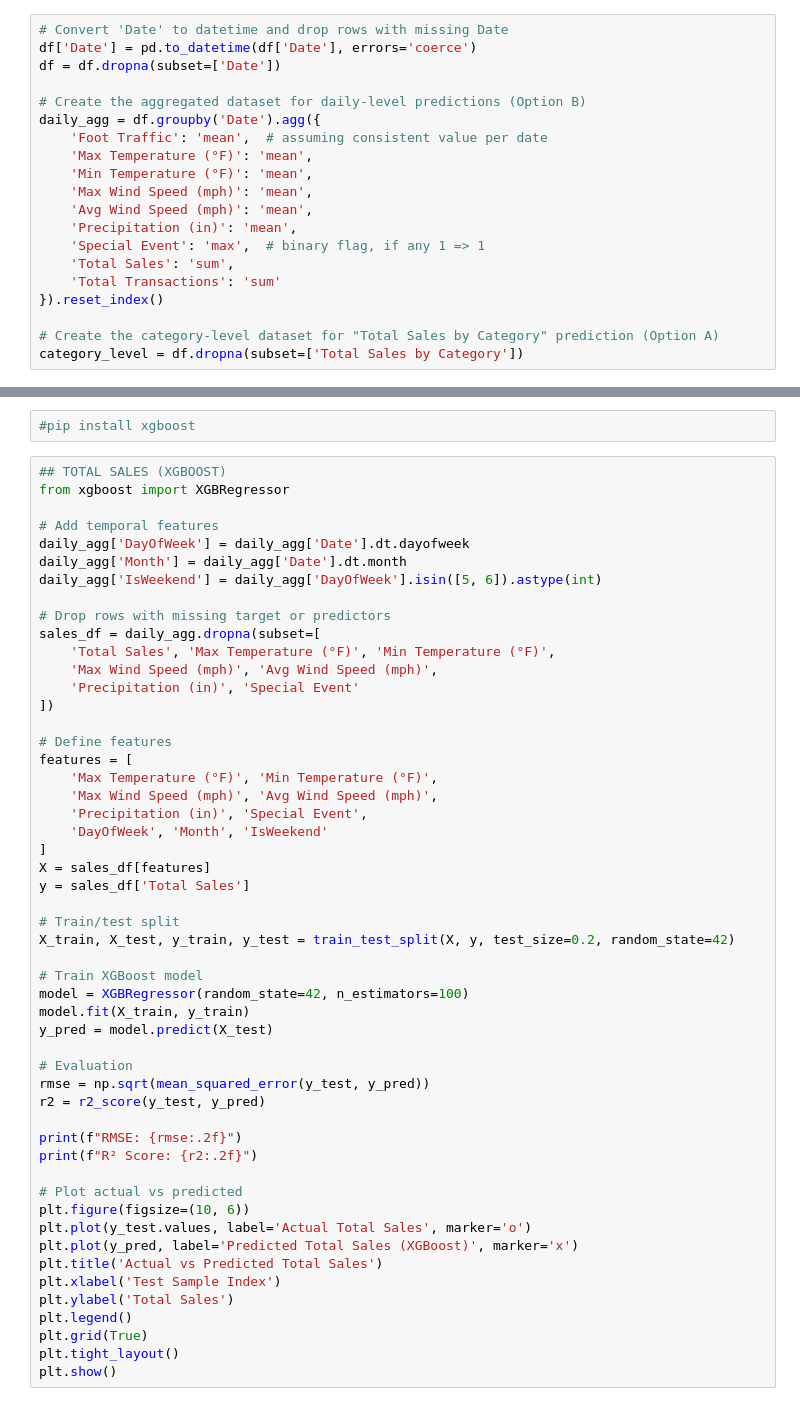
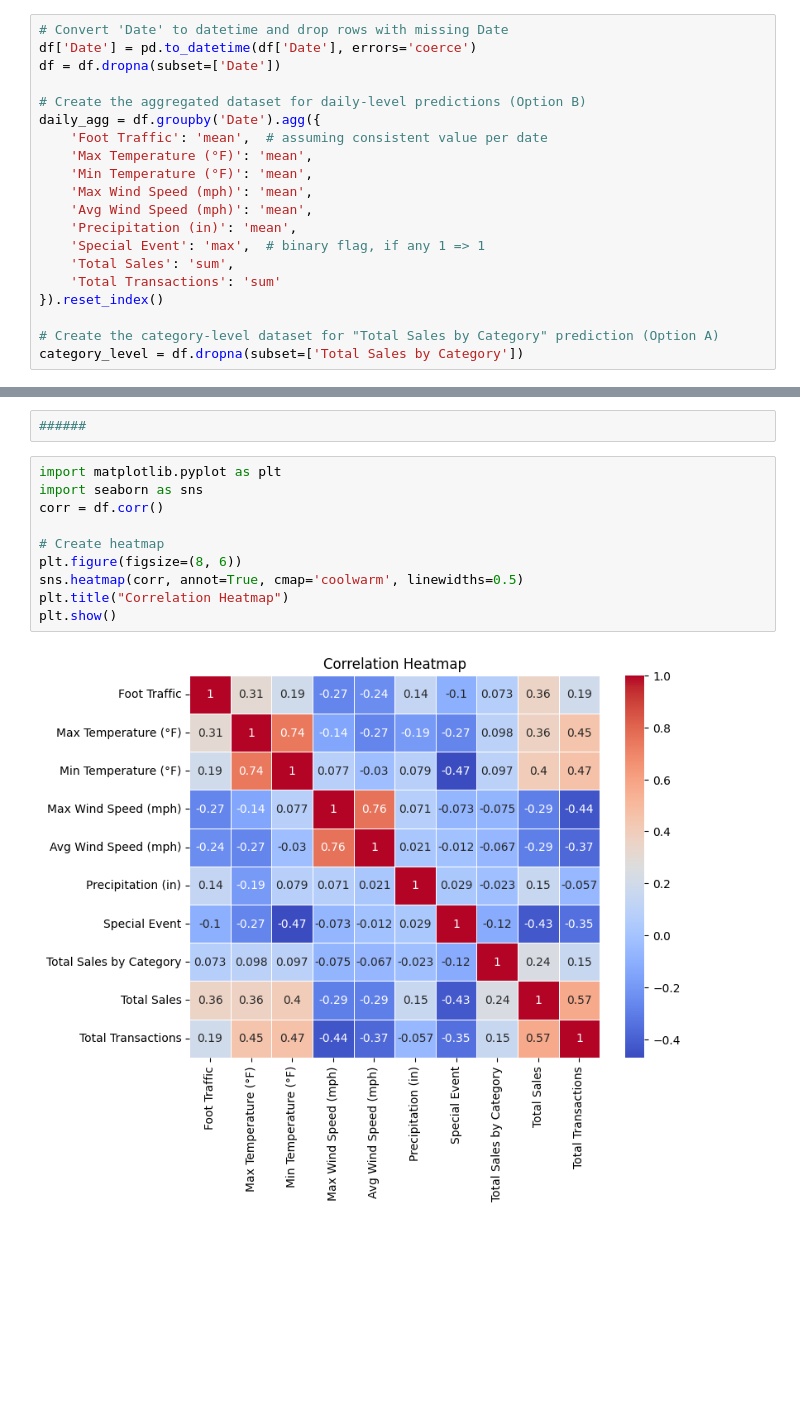
Before and after one commit to ahsang2/ProjectBrewLab, a Jupyter notebook: FM.ipynb, the cells around one changed output, grey strips where cells are left out. Drawn from its saved outputs; the diff is of its cells as text; blank space fills up the shorter version.

```diff
--- a/FM.ipynb
+++ b/FM.ipynb
@@ -209,54 +252,14 @@ plt.show()
-# %%
-#pip install xgboost
-# %%
-## TOTAL SALES (XGBOOST)
-from xgboost import XGBRegressor
-
-# Add temporal features
-daily_agg['DayOfWeek'] = daily_agg['Date'].dt.dayofweek
-daily_agg['Month'] = daily_agg['Date'].dt.month
-daily_agg['IsWeekend'] = daily_agg['DayOfWeek'].isin([5, 6]).astype(int)
-
-# Drop rows with missing target or predictors
-sales_df = daily_agg.dropna(subset=[
-    'Total Sales', 'Max Temperature (°F)', 'Min Temperature (°F)',
-    'Max Wind Speed (mph)', 'Avg Wind Speed (mph)',
-    'Precipitation (in)', 'Special Event'
-])
-
-# Define features
-features = [
-    'Max Temperature (°F)', 'Min Temperature (°F)',
-    'Max Wind Speed (mph)', 'Avg Wind Speed (mph)',
-    'Precipitation (in)', 'Special Event',
-    'DayOfWeek', 'Month', 'IsWeekend'
-]
-X = sales_df[features]
-y = sales_df['Total Sales']
-
-# Train/test split
-X_train, X_test, y_train, y_test = train_test_split(X, y, test_size=0.2, random_state=42)
-
-# Train XGBoost model
-model = XGBRegressor(random_state=42, n_estimators=100)
-model.fit(X_train, y_train)
-y_pred = model.predict(X_test)
-
-# Evaluation
-rmse = np.sqrt(mean_squared_error(y_test, y_pred))
-r2 = r2_score(y_test, y_pred)
-
-print(f"RMSE: {rmse:.2f}")
-print(f"R² Score: {r2:.2f}")
-
-# Plot actual vs predicted
-plt.figure(figsize=(10, 6))
-plt.plot(y_test.values, label='Actual Total Sales', marker='o')
-plt.plot(y_pred, label='Predicted Total Sales (XGBoost)', marker='x')
-plt.title('Actual vs Predicted Total Sales')
-plt.xlabel('Test Sample Index')
-plt.ylabel('Total Sales')
-plt.legend()
-plt.grid(True)
-plt.tight_layout()
-plt.show()
+# %%
+######
+# %%
+import matplotlib.pyplot as plt
+import seaborn as sns
+corr = df.corr()
+
+# Create heatmap
+plt.figure(figsize=(8, 6))
+sns.heatmap(corr, annot=True, cmap='coolwarm', linewidths=0.5)
+plt.title("Correlation Heatmap")
+plt.show()
+# %% [output]
+[figure, added]
```
Also changed, not shown: parts of 13 cells of this notebook.
